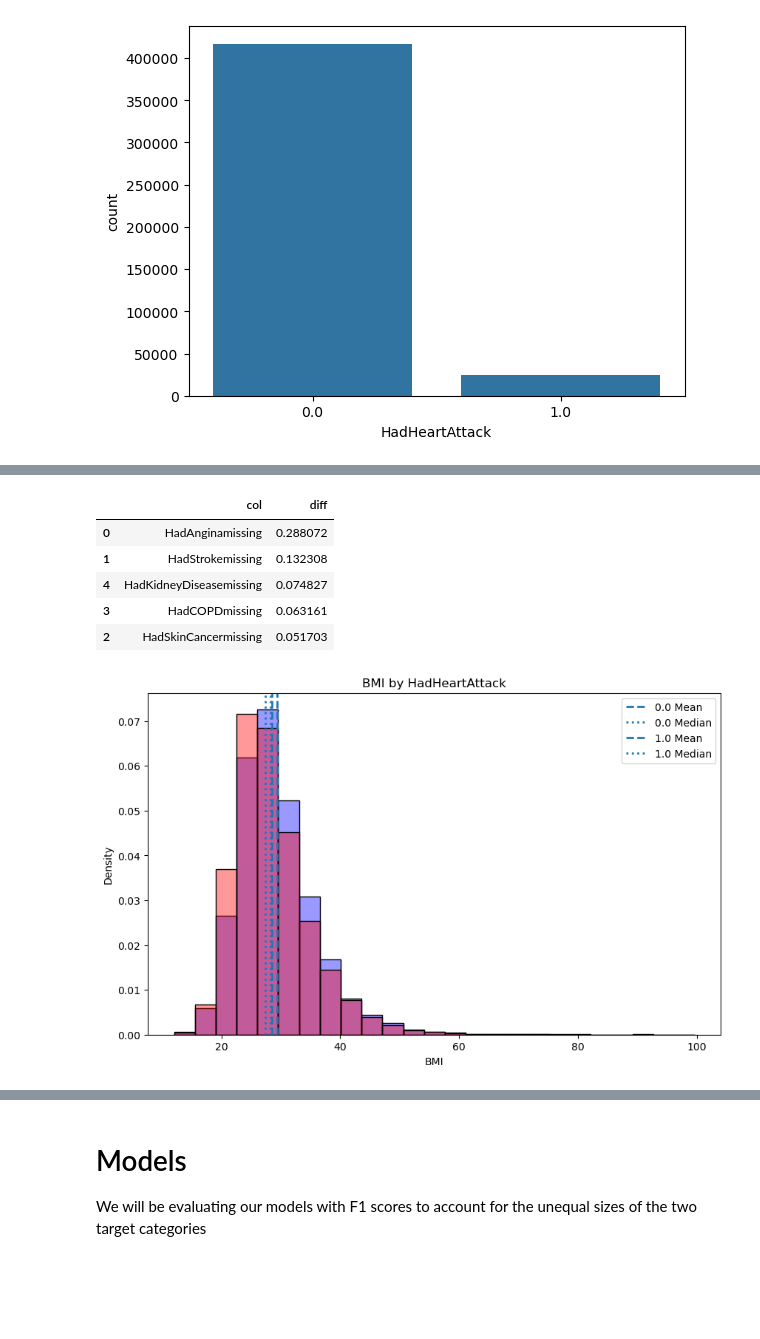
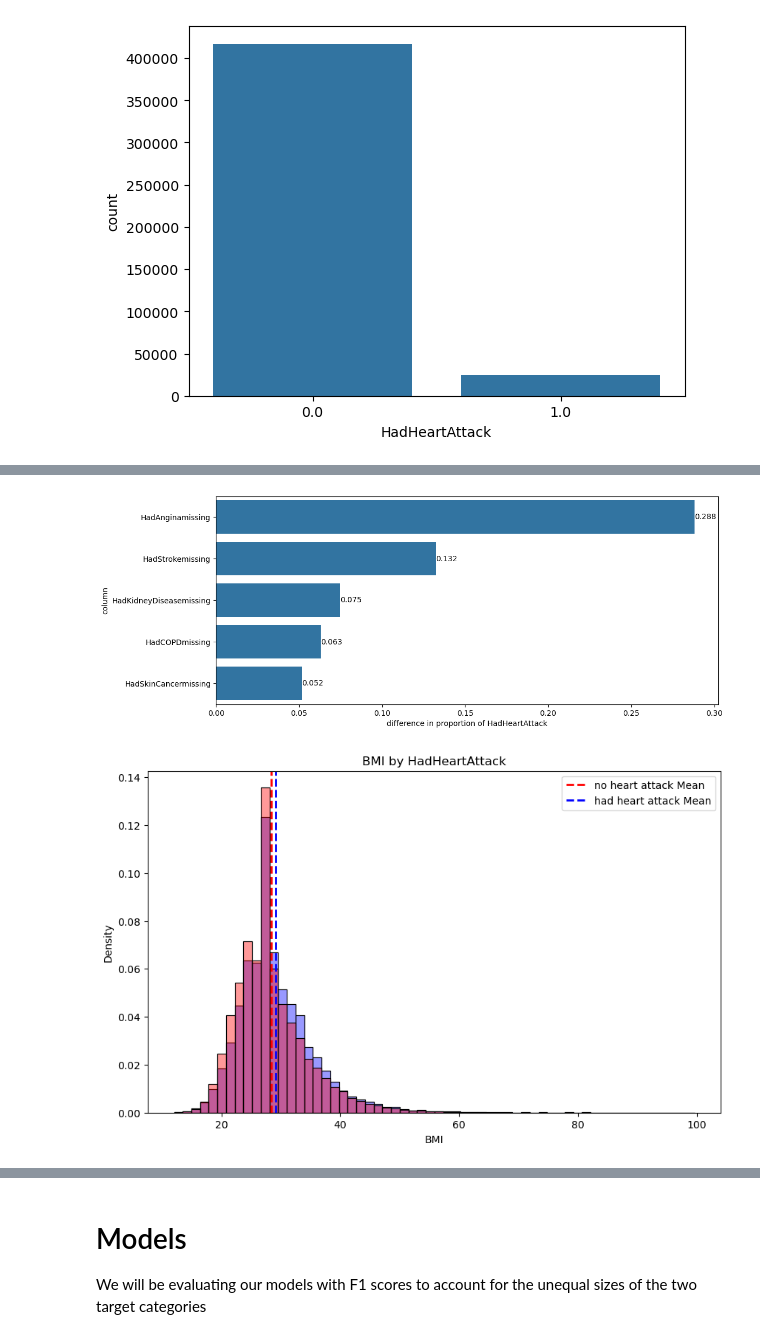
Before and after one commit to gracegmc/HeartDiseaseRiskPredictor, a Jupyter notebook: notebook_grace.ipynb, the cells around one changed output, grey strips where cells are left out. Cells and saved outputs as stored; diff of their text form; code cells hidden in the pictures; blank space fills up the shorter version.

```diff
--- a/notebook_grace.ipynb
+++ b/notebook_grace.ipynb
@@ -222,6 +308,7 @@ data = pd.read_csv('data/heart_2022_with_nans.csv')
 data = data.dropna(subset=['HadHeartAttack']) # dropping all rows where target variable is missing
 data = correcting_df_types(data)
 data_mapped = mapping_categories(data)
+data_mapped = mapping_states_regions(data)
 data_imputed = handle_missing(data_mapped)
 data_imputed.head(5)
 # %% [output]
@@ -474,20 +703,28 @@ for col in missingness_cols:
         diff_greater_than_5[col] = diff
 
 missingness_proportion_diff_df = (
-    pd.Series(diff_greater_than_5, name="diff")
-      .rename_axis("col")
+    pd.Series(diff_greater_than_5, name="difference in proportion of HadHeartAttack")
+      .rename_axis("column")
       .reset_index()
-      .sort_values("diff", ascending=False)
+      .sort_values("difference in proportion of HadHeartAttack", ascending=False)
 )
 
-missingness_proportion_diff_df
+fig, ax = plt.subplots(figsize=(12, 5))
+
+sns.barplot(
+    y='column',
+    x='difference in proportion of HadHeartAttack',
+    data=missingness_proportion_diff_df,
+    ax=ax
+)
+
+for container in ax.containers:
+    ax.bar_label(container, fmt='%.3f')  # 3 decimal places
+# plt.xticks(rotation=30, ha='right')  # tilt labels
+# plt.tight_layout()                   # prevent cutoff
+plt.show()
 # %% [output]
-|  | col | diff |
-| 0 | HadAnginamissing | 0.288072 |
-| 1 | HadStrokemissing | 0.132308 |
-| 4 | HadKidneyDiseasemissing | 0.074827 |
-| 3 | HadCOPDmissing | 0.063161 |
-| 2 | HadSkinCancermissing | 0.051703 |
+[figure, added]
 # %%
 def plot_hist_with_stats(df, value_col, hue_col, bins=25):
     plt.figure(figsize=(10, 6))
@@ -505,9 +742,12 @@ def plot_hist_with_stats(df, value_col, hue_col, bins=25):
     )
 
     # Mean/Median lines
-    for group in sorted(df[hue_col].dropna().unique()):
+    for group, color in zip(sorted(df[hue_col].dropna().unique()), ['red', 'blue']):
         vals = df.loc[df[hue_col] == group, value_col].dropna()
-
+        if group == 1:
+            ha = "had heart attack"
+        else:
+            ha="no heart attack"
         mean = vals.mean()
         median = vals.median()
 
@@ -515,15 +755,17 @@ def plot_hist_with_stats(df, value_col, hue_col, bins=25):
             mean,
             linestyle="--",
             linewidth=2,
-            label=f"{group} Mean"
+            label=f"{ha} Mean",
+            color = color
         )
 
-        plt.axvline(
-            median,
-            linestyle=":",
-            linewidth=2,
-            label=f"{group} Median"
-        )
+        # plt.axvline(
+        #     median,
+        #     linestyle=":",
+        #     linewidth=2,
+        #     label=f"{group} Median",
+        #     color = color
+        # )
 
     plt.title(f"{value_col} by {hue_col}")
     plt.legend()
@@ -531,8 +773,9 @@ def plot_hist_with_stats(df, value_col, hue_col, bins=25):
 # %%
 plot_hist_with_stats(
     data_imputed,
     value_col="BMI",
-    hue_col="HadHeartAttack"
+    hue_col="HadHeartAttack",
+    bins=60
 )
 # %% [output]
-[figure, old version]
+[figure, new version]
```
Also changed, not shown: parts of 27 cells of this notebook.
